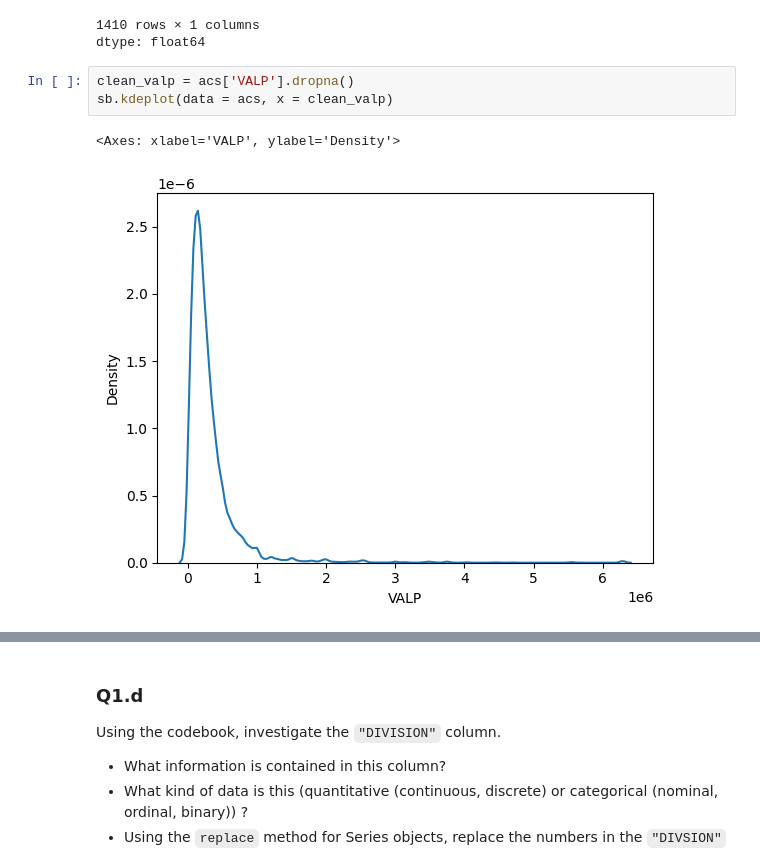
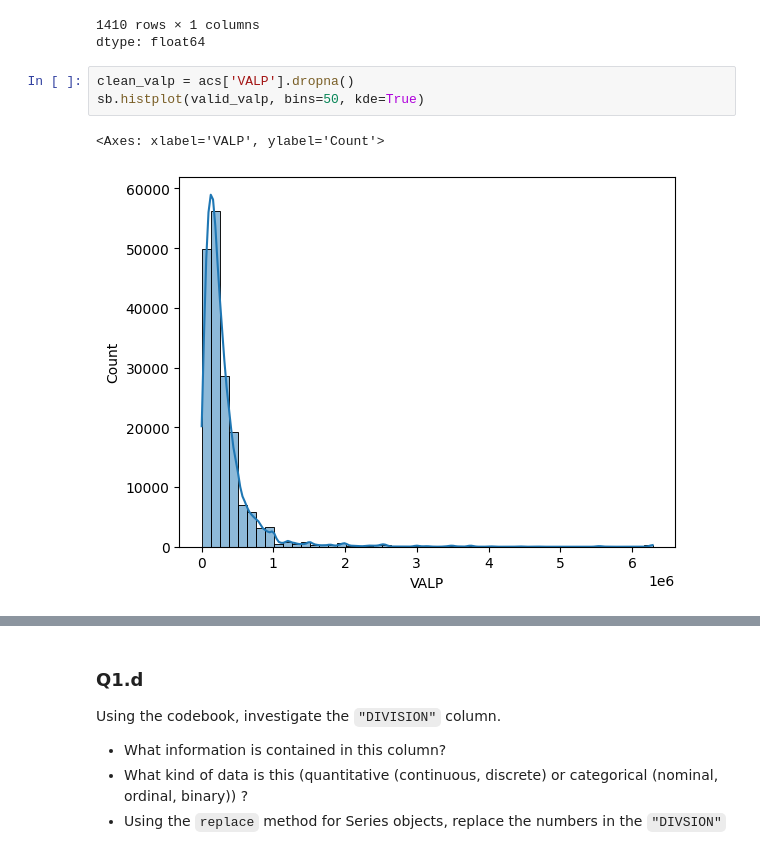
Before and after one commit to UsmanCh1226/DS101_P2, a Jupyter notebook: Copy_of_project2_(UC_2_7_26).ipynb, the cells around one changed output, grey strips where cells are left out. Saved outputs shown, nothing was run; the diff lists cells and outputs as text.

```diff
--- a/Copy_of_project2_(UC_2_7_26).ipynb
+++ b/Copy_of_project2_(UC_2_7_26).ipynb
@@ -142,9 +142,9 @@ distribution_valp
 dtype: float64
 # %%
 clean_valp = acs['VALP'].dropna()
-sb.kdeplot(data = acs, x = clean_valp)
+sb.histplot(valid_valp, bins=50, kde=True)
 # %% [output]
-<Axes: xlabel='VALP', ylabel='Density'>
+<Axes: xlabel='VALP', ylabel='Count'>
-[figure, old version]
+[figure, new version]
 # %%
 # Numerical Summary
```
Also changed, not shown: parts of 24 cells of this notebook.
